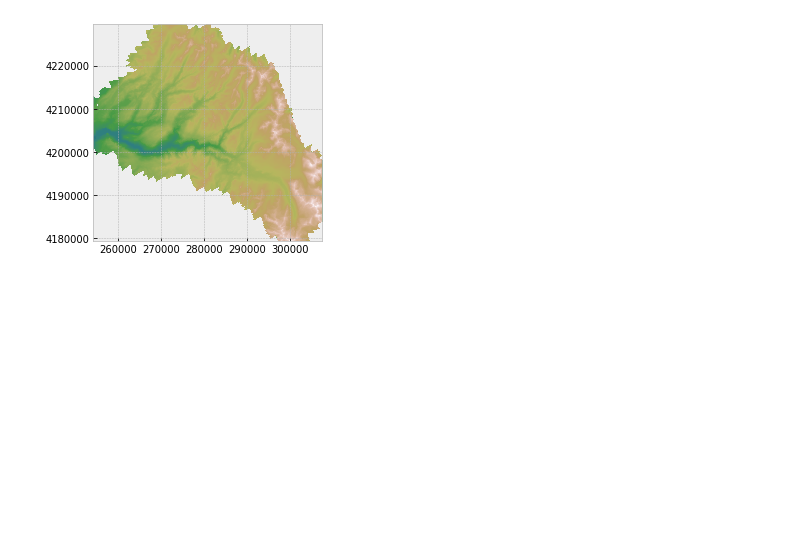
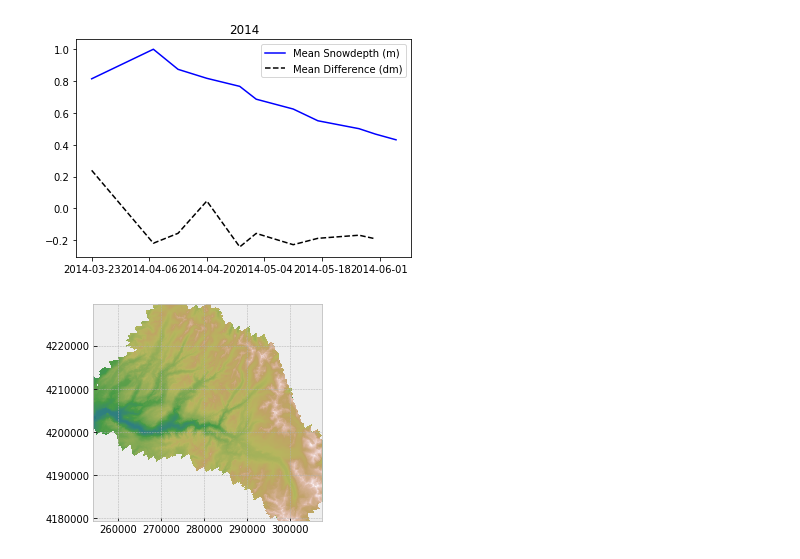
Before and after one commit to spestana/ghw2018_snowmelt, a Jupyter notebook: spestana_test.ipynb, the cells around one changed output. Saved outputs shown, nothing was run; the diff lists cells and outputs as text; code cells hidden in the pictures; blank space fills up the shorter version.

```diff
--- a/spestana_test.ipynb
+++ b/spestana_test.ipynb
@@ -44,8 +46,9 @@ def bigmap(array, label=None, xlabel=None, ylabel=None):
     plt.xlabel(xlabel)
     plt.ylabel(ylabel)
 # %%
-# Set my local data directory
+# Set local data directories
 homedir = r'C:\Users\steve\git\ghw2018_snowmelt\ghw2018_snowmelt_data'
+depthdir = r'C:\Users\steve\git\ghw2018_snowmelt\ghw2018_snowmelt_data\snow_depth_mean30m\2014\\'
 
 # 30 m DEM
 dem_loc = 'dem30m.tif'
@@ -61,3 +122,27 @@ veg_file = f'{homedir}/{veg}'
+# %%
+
+snowdepth_means = [];
+snowdepth_sums = [];
+diff_means = [];
+diff_sums = [];
+
+for i in range(0,diff.shape[2]):
+    diff_means.append(np.mean(diff[:,:,i][~np.isnan(diff[:,:,i])]))
+    diff_sums.append(np.sum(diff[:,:,i][~np.isnan(diff[:,:,i])]))
+
+for i in range(0,snowdepth.shape[2]):
+    snowdepth_means.append(np.mean(snowdepth[:,:,i][~np.isnan(snowdepth[:,:,i])]))
+    snowdepth_sums.append(np.sum(snowdepth[:,:,i][~np.isnan(snowdepth[:,:,i])]))
+# %%
+#plt.plot(obs_dates,snowdepth_means,'.k')
+plt.plot(obs_dates,snowdepth_means,'-b',label='Mean Snowdepth (m)')
+
+plt.plot(obs_dates[:-1],diff_means,'--k',label='Mean Difference (dm)')
+
+plt.legend()
+plt.title("2014");
+# %% [output]
+[figure, added]
 # %%
 with rasterio.open(dem_file) as d:
     dem_values = d.read(1)
```
Also changed, not shown: parts of 3 cells of this notebook.
